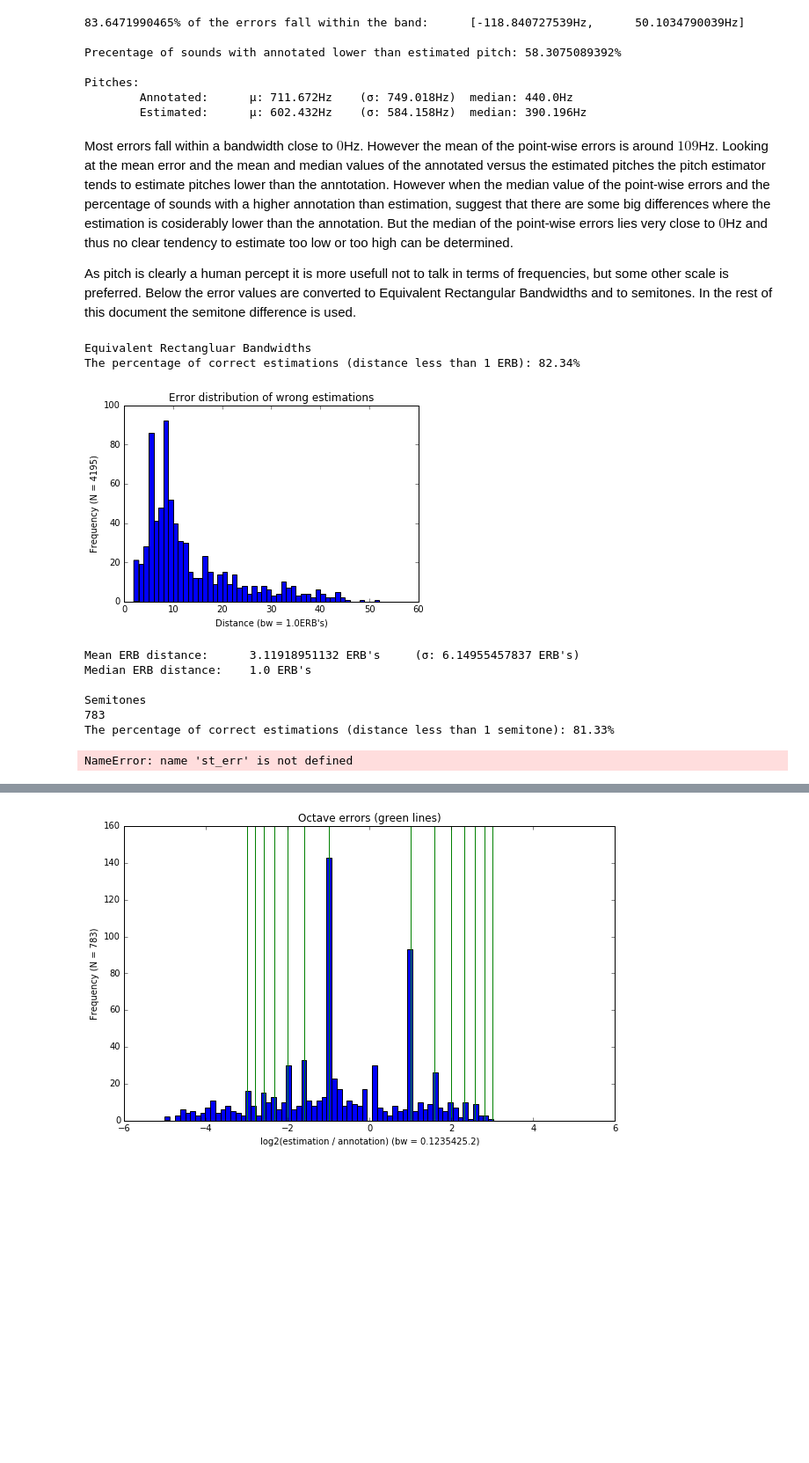
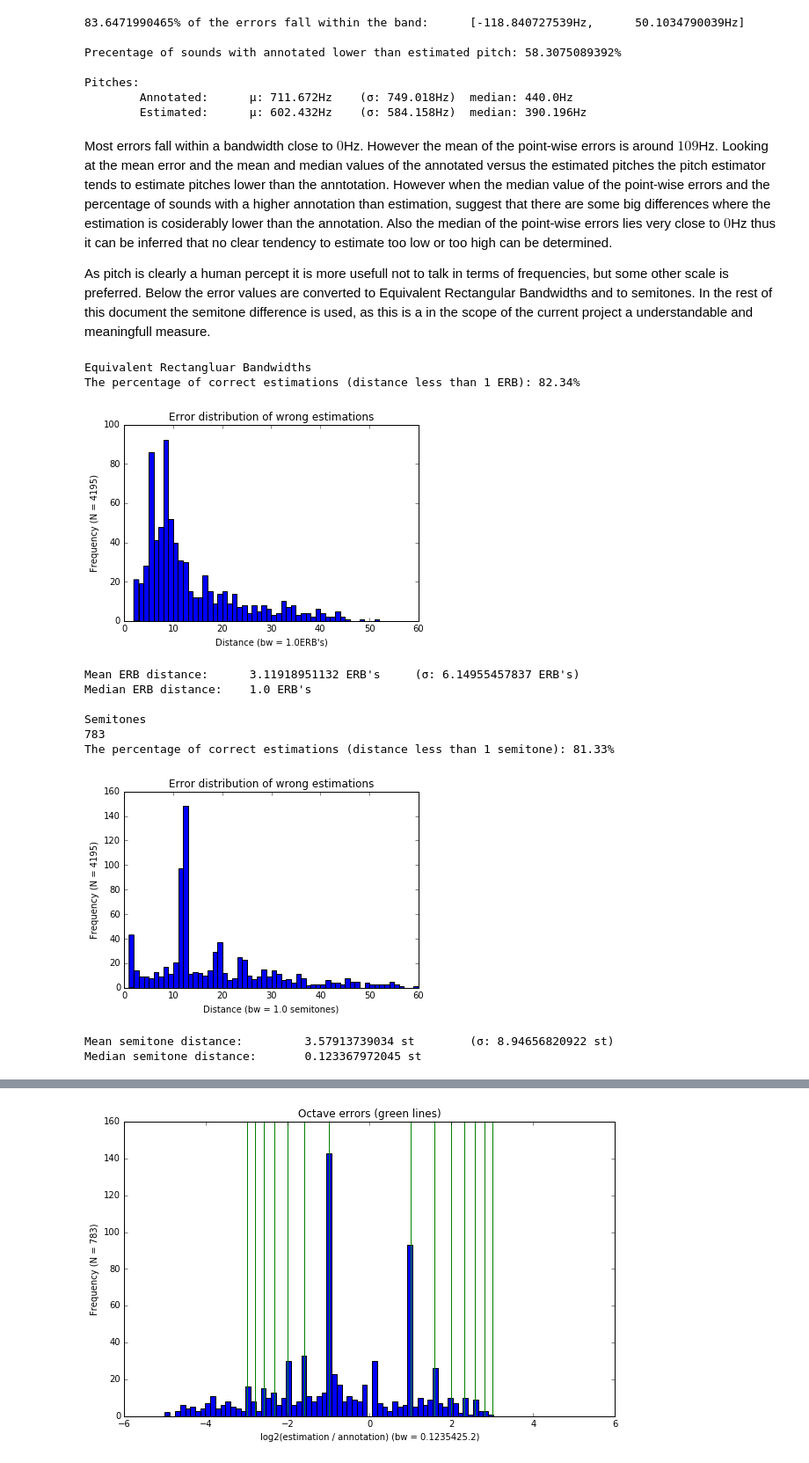
Before and after one commit to akkeh/internship, a Jupyter notebook: pitchEst/notebook/Single-note Sound Pitch Estimation.ipynb, the cells around one changed output, grey strips where cells are left out. Shown at 88% size. Cells and saved outputs as stored; diff of their text form; code cells hidden in the pictures; blank space fills up the shorter version.

```diff
--- a/pitchEst/notebook/Single-note Sound Pitch Estimation.ipynb
+++ b/pitchEst/notebook/Single-note Sound Pitch Estimation.ipynb
@@ -141,40 +179,43 @@ Pitches:
         Annotated:      μ: 711.672Hz    (σ: 749.018Hz)  median: 440.0Hz
         Estimated:      μ: 602.432Hz    (σ: 584.158Hz)  median: 390.196Hz
 # %% [markdown]
-Most errors fall within a bandwidth close to $0$Hz. However the mean of the point-wise errors is around $109$Hz. Looking at the mean error and the mean and median values of the annotated versus the estimated pitches the pitch estimator tends to estimate pitches lower than the anntotation. However when the median value of the point-wise errors and the percentage of sounds with a higher annotation than estimation, suggest that there are some big differences where the estimation is cosiderably lower than the annotation. But the median of the point-wise errors lies very close to $0$Hz and thus no clear tendency to estimate too low or too high can be determined.
+Most errors fall within a bandwidth close to $0$Hz. However the mean of the point-wise errors is around $109$Hz. Looking at the mean error and the mean and median values of the annotated versus the estimated pitches the pitch estimator tends to estimate pitches lower than the anntotation. However when the median value of the point-wise errors and the percentage of sounds with a higher annotation than estimation, suggest that there are some big differences where the estimation is cosiderably lower than the annotation. Also the median of the point-wise errors lies very close to $0$Hz thus it can be inferred that no clear tendency to estimate too low or too high can be determined.
 
-As pitch is clearly a human percept it is more usefull not to talk in terms of frequencies, but some other scale is preferred. Below the error values are converted to Equivalent Rectangular Bandwidths and to semitones. In the rest of this document the semitone difference is used.
+As pitch is clearly a human percept it is more usefull not to talk in terms of frequencies, but some other scale is preferred. Below the error values are converted to Equivalent Rectangular Bandwidths and to semitones. In the rest of this document the semitone difference is used, as this is a in the scope of the current project a understandable and meaningfull measure.
 # %%
 print "Equivalent Rectangluar Bandwidths"
 erb = abs(pa.ERBdist(pTag, pEst));
 i_err = np.where(erb > 1)[0];
 print "The percentage of correct estimations (distance less than 1 ERB): %5.2f%%" % ((len(erb) - len(i_err)) / float(len(erb)) * 100)
 erb_err = erb[i_err];
 hst = plt.hist(erb_err, range=(min(erb_err), max(erb_err)), bins=max(erb_err) - min(erb_err)); plt.title('Error distribution of wrong estimations');  bw = hst[1][3] - hst[1][2]; plt.xlabel('Distance (bw = ' + str(bw) + "ERB's)"); plt.ylabel('Frequency (N = ' + str(len(erb)) + ')'); plt.show();
 maxBand = np.where(hst[0] == max(hst[0]))[0];
 print "Mean ERB distance:\t" + str(np.mean(erb)) + " ERB's\t(σ: " + str(np.std(erb)) + " ERB's)"
 print "Median ERB distance:\t" + str(np.median(erb)) + " ERB's\n"
 #print str(hst[0][maxBand][0] / float(np.sum(hst[0])) * 100) + "% of the trials fall within the band:\t[" + str(hst[1][maxBand][0]) + "ERBs, " + str(hst[1][maxBand+1][0]) + "ERBs]\n"
 
 print "Semitones"
 st = abs(pa.semitoneDist(pTag, pEst));
 i_err = np.where(st > 1)[0];
 print len(i_err)
 print "The percentage of correct estimations (distance less than 1 semitone): %5.2f%%" % ((len(st) - len(i_err)) / float(len(st)) * 100)
+st_err = st[i_err]
 hst = plt.hist(st_err, range=(np.round(min(st_err)), np.round(max(st_err))), bins=(max(st_err) - min(st_err))); plt.title('Error distribution of wrong estimations'); bw = hst[1][3] - hst[1][2]; plt.xlabel('Distance (bw = ' + str(bw) + " semitones)"); plt.ylabel('Frequency (N = ' + str(len(st)) + ')'); plt.show();
 maxBand = np.where(hst[0] == max(hst[0]))[0];
 print "Mean semitone distance:\t\t" + str(np.mean(st)) + " st\t(σ: " + str(np.std(st)) + " st)"
 print "Median semitone distance:\t" + str(np.median(st)) + " st\n"
 #print str(hst[0][maxBand][0] / float(np.sum(hst[0])) * 100) + "% of the trials fall within the band:\t[" + str(hst[1][maxBand][0]) + "st, " + str(hst[1][maxBand+1][0]) + "st]"
 # %% [output]
 Equivalent Rectangluar Bandwidths
 The percentage of correct estimations (distance less than 1 ERB): 82.34%
 [figure]
 Mean ERB distance:      3.11918951132 ERB's     (σ: 6.14955457837 ERB's)
 Median ERB distance:    1.0 ERB's
 
 Semitones
 783
 The percentage of correct estimations (distance less than 1 semitone): 81.33%
+[figure, added]
-NameError: name 'st_err' is not defined
+Mean semitone distance:         3.57913739034 st        (σ: 8.94656820922 st)
+Median semitone distance:       0.123367972045 st
 # %% [markdown]
```
Also changed, not shown: parts of 57 cells of this notebook, 1 other file.
